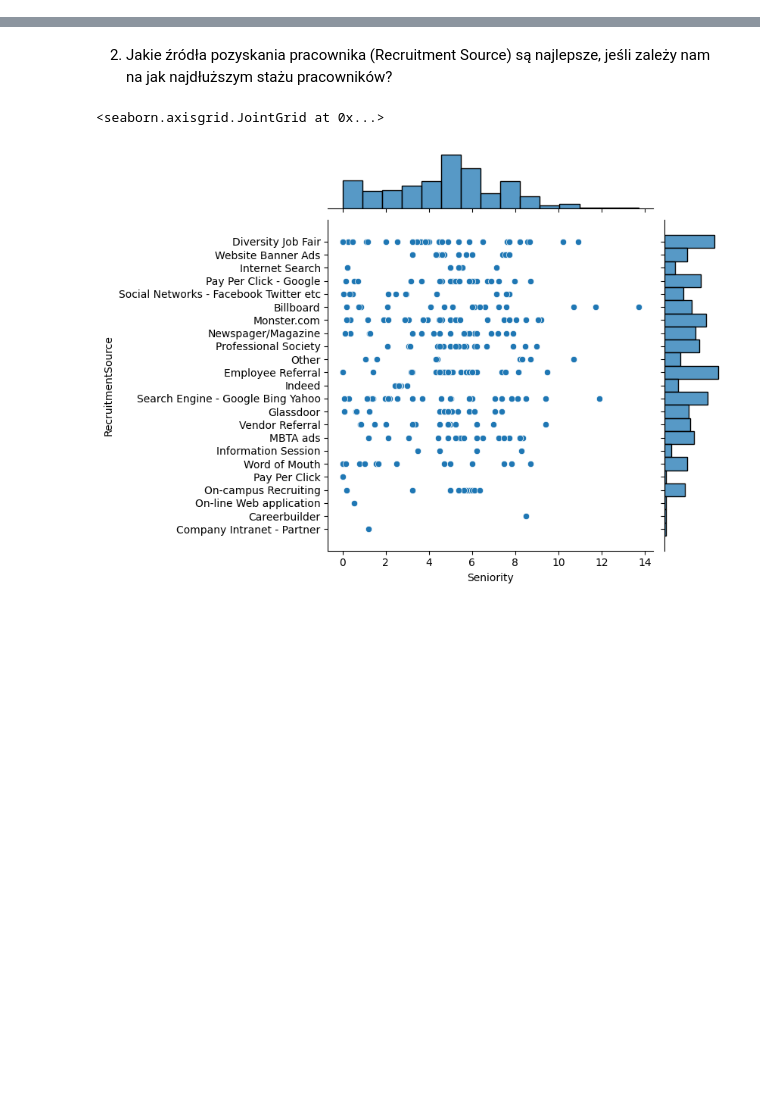
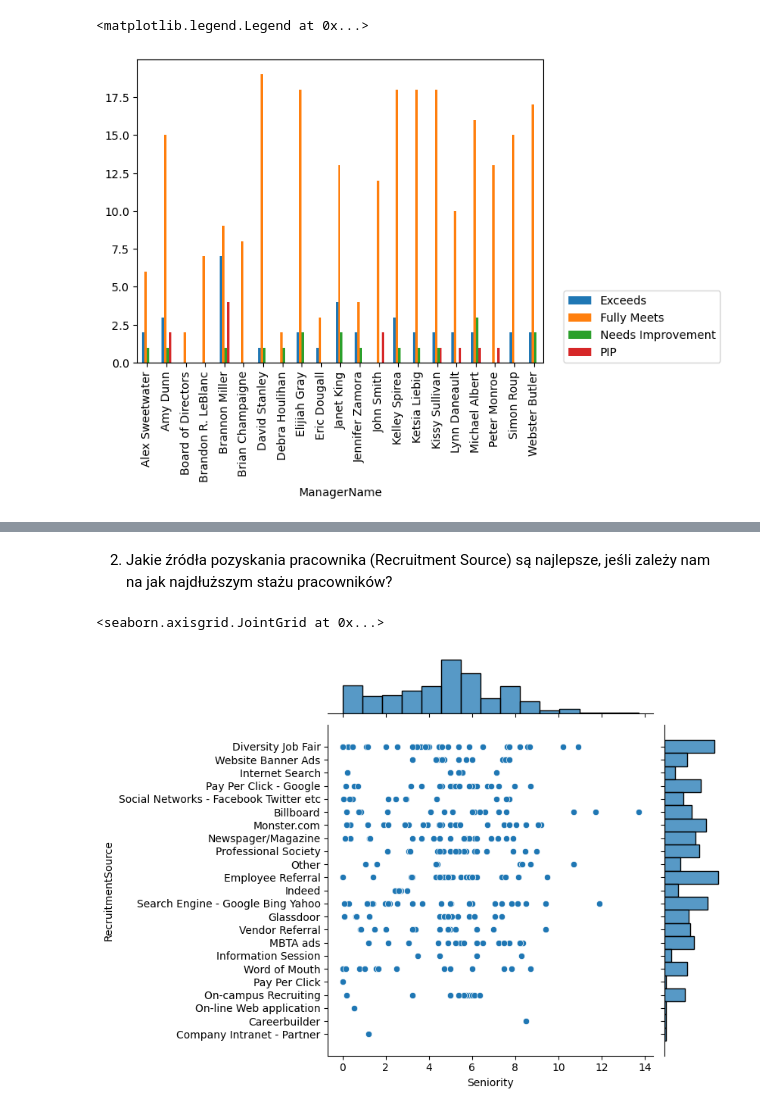
Before and after one commit to kulkaHD/repozytorium-Hani, a Jupyter notebook: zadanie_9.2.ipynb, the cells around one changed output, grey strips where cells are left out. Cells and saved outputs as stored; diff of their text form; code cells hidden in the pictures; blank space fills up the shorter version.

```diff
--- a/zadanie_9.2.ipynb
+++ b/zadanie_9.2.ipynb
@@ -45,0 +22,7 @@ df.corr()
+# %%
+zad1 = pd.crosstab(df['ManagerName'], df['PerformanceScore'])
+axes1 = zad1.plot.bar()
+axes1.legend(loc=(1.05,0.0))
+# %% [output]
+<matplotlib.legend.Legend at 0x...>
+[figure, added]
```
Also changed, not shown: parts of 10 cells of this notebook.
